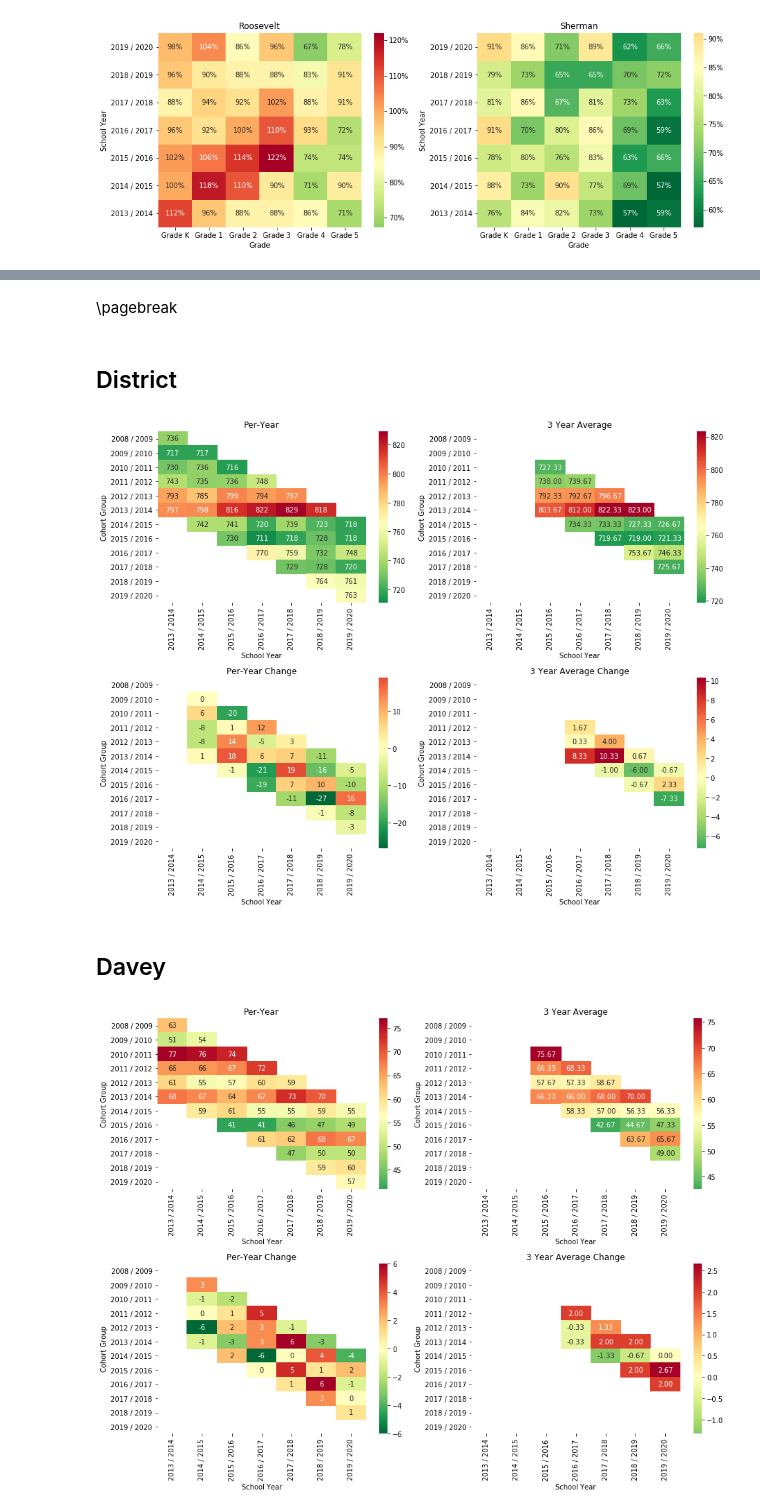
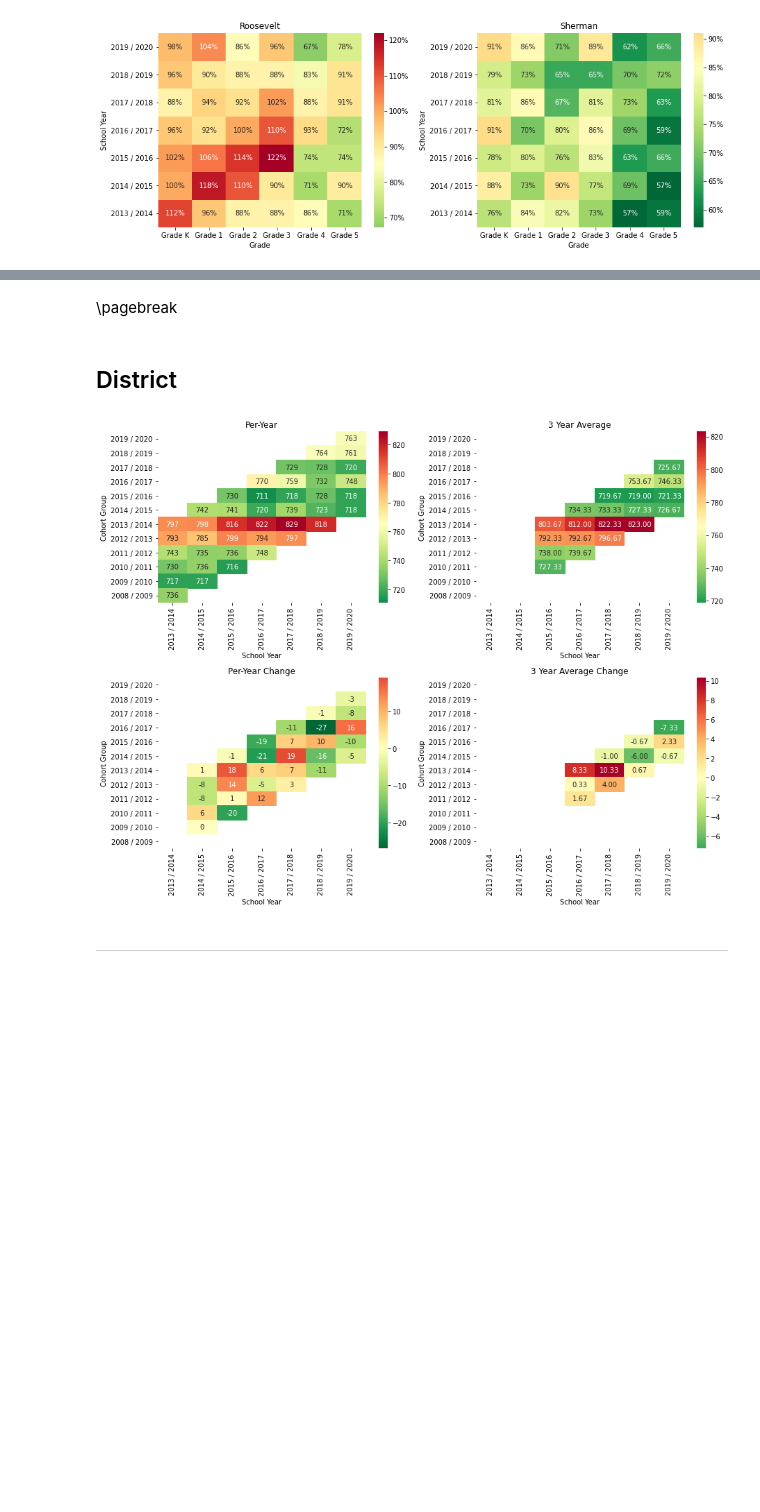
Before and after one commit to toxygene/ecasd-enrollment, a Jupyter notebook: Enrollment Data Analysis.ipynb, the cells around one changed output, grey strips where cells are left out. Cells and saved outputs as stored; diff of their text form; code cells hidden in the pictures; blank space fills up the shorter version.

Commit message:
Fix typos. Apply better sorting to cohort analysis.

```diff
--- a/Enrollment Data Analysis.ipynb
+++ b/Enrollment Data Analysis.ipynb
@@ -248,42 +249,43 @@ ax4.set_title('3 Year Average Change')
 
 center = school_grade_capacity[school_grade_capacity['Grade'] == 'Grade K']['Maximum Capacity'].sum() * .85
 
-sns.heatmap(cohort_group_sum.unstack(), annot=True, fmt='g', ax=ax1, center=center, cmap="RdYlGn_r")
-sns.heatmap(cohort_group_rolling_mean.unstack(), annot=True, fmt='.2f', ax=ax2, center=center, cmap="RdYlGn_r")
+sns.heatmap(cohort_group_sum.unstack().sort_values('Cohort Group', ascending=False), annot=True, fmt='g', ax=ax1, center=center, cmap="RdYlGn_r")
+sns.heatmap(cohort_group_rolling_mean.unstack().sort_values('Cohort Group', ascending=False), annot=True, fmt='.2f', ax=ax2, center=center, cmap="RdYlGn_r")
 
-sns.heatmap(cohort_group_sum.diff().unstack(), annot=True, fmt='g', ax=ax3, center=0, cmap="RdYlGn_r")
-sns.heatmap(cohort_group_rolling_mean_change.unstack(), annot=True, fmt='.2f', ax=ax4, center=0, cmap="RdYlGn_r")
+sns.heatmap(cohort_group_sum.diff().unstack().sort_values('Cohort Group', ascending=False), annot=True, fmt='g', ax=ax3, center=0, cmap="RdYlGn_r")
+sns.heatmap(cohort_group_rolling_mean_change.unstack().sort_values('Cohort Group', ascending=False), annot=True, fmt='.2f', ax=ax4, center=0, cmap="RdYlGn_r")
 
 plt.tight_layout()
 plt.show()
 
 for school_name, school_df in df.groupby(['School']):
+    display(Markdown('***'))
+
     school_cohort_group_sum = school_df.groupby(['Cohort Group','School Year'])['Students'].sum()
 
     display(Markdown('## {}'.format(school_name)))
 
     school_cohort_group_rolling_mean = school_df.groupby(['Cohort Group','School Year'])['Students'].sum().rolling(3).mean()
     school_cohort_group_rolling_mean_change = school_cohort_group_rolling_mean.diff()
 
     fig, ((ax1, ax2), (ax3, ax4)) = plt.subplots(2, 2, figsize=(13, 10))
     ax1.set_title('Per-Year')
     ax2.set_title('3 Year Average')
     ax3.set_title('Per-Year Change')
     ax4.set_title('3 Year Average Change')
 
     center = school_grade_capacity[(school_grade_capacity['School'] == school_name) & (school_grade_capacity['Grade'] == 'Grade K')]['Maximum Capacity'].iloc[0] * .75
 
-    sns.heatmap(school_cohort_group_sum.unstack(), annot=True, ax=ax1, center=center, cmap="RdYlGn_r")
-    sns.heatmap(school_cohort_group_rolling_mean.unstack(), annot=True, ax=ax2, center=center, cmap="RdYlGn_r", fmt='.2f')
+    sns.heatmap(school_cohort_group_sum.unstack().sort_values('Cohort Group', ascending=False), annot=True, ax=ax1, center=center, cmap="RdYlGn_r")
+    sns.heatmap(school_cohort_group_rolling_mean.unstack().sort_values('Cohort Group', ascending=False), annot=True, ax=ax2, center=center, cmap="RdYlGn_r", fmt='.2f')
 
-    sns.heatmap(school_cohort_group_sum.diff().unstack(), annot=True, center=0, ax=ax3, cmap="RdYlGn_r")
-    sns.heatmap(school_cohort_group_rolling_mean_change.unstack(), annot=True, center=0, ax=ax4, cmap="RdYlGn_r", fmt='.2f')
+    sns.heatmap(school_cohort_group_sum.diff().unstack().sort_values('Cohort Group', ascending=False), annot=True, center=0, ax=ax3, cmap="RdYlGn_r")
+    sns.heatmap(school_cohort_group_rolling_mean_change.unstack().sort_values('Cohort Group', ascending=False), annot=True, center=0, ax=ax4, cmap="RdYlGn_r", fmt='.2f')
 
     plt.tight_layout()
     plt.show()
 # %% [output]
 \pagebreak
 ## District
-[figure, old version]
+[figure, new version]
-## Davey
+***
-[figure, removed]
```
Also changed, not shown: parts of 5 cells of this notebook.
